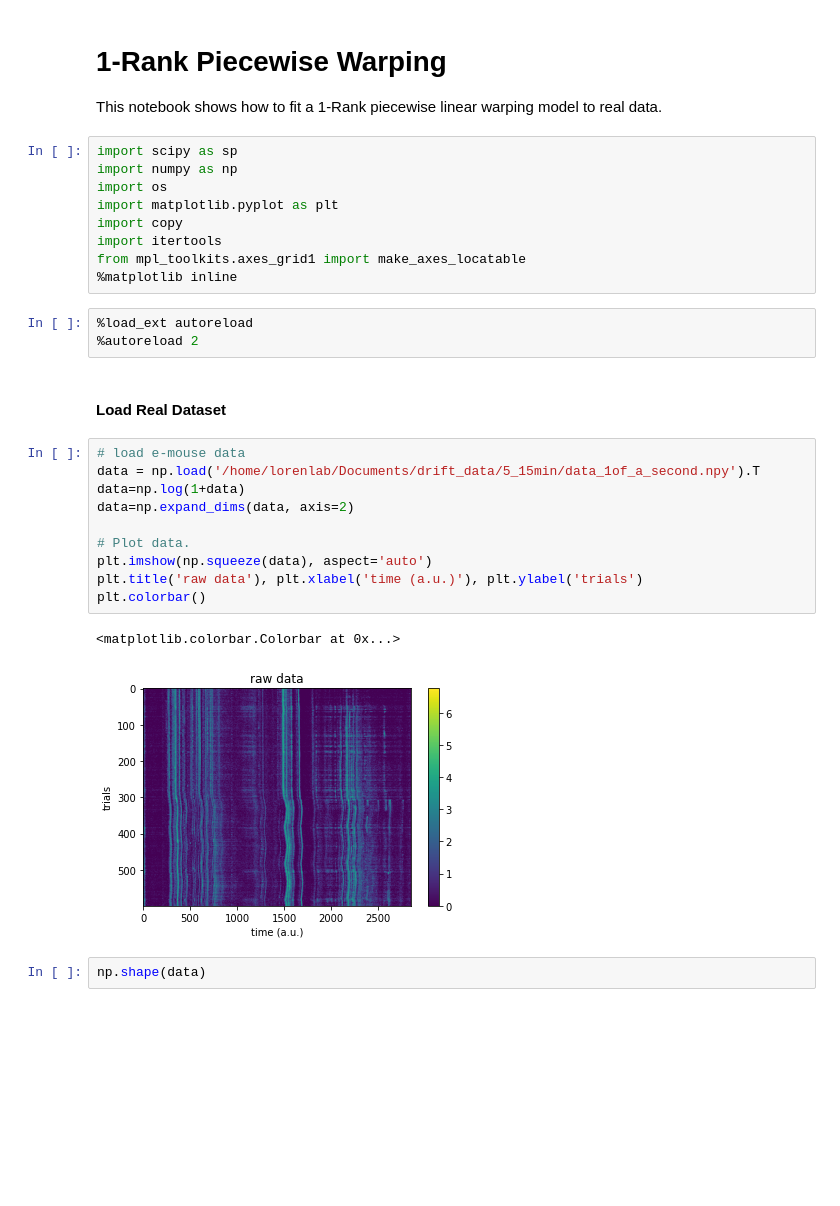
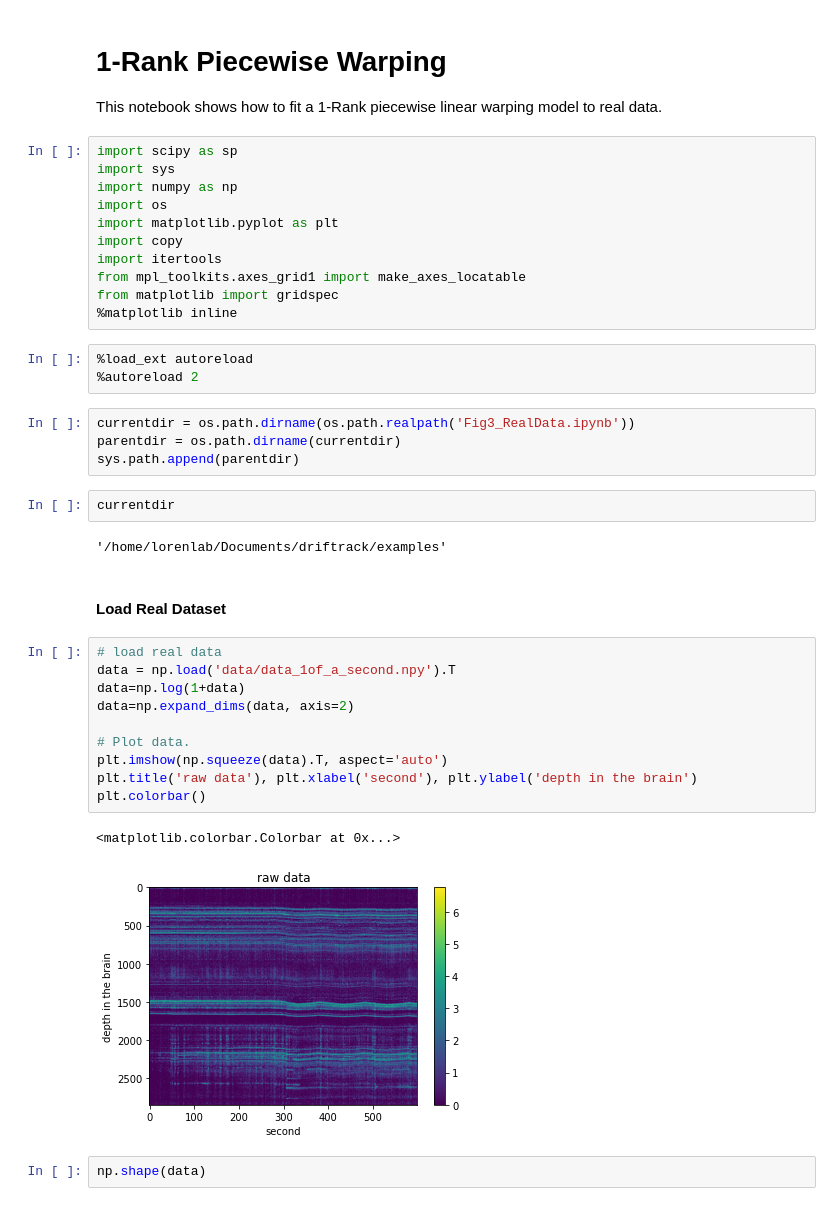
Before and after one commit to shijiegu/driftrack, a Jupyter notebook: examples/Fig3_RealData.ipynb, the cells around one changed output. Saved outputs shown, nothing was run; the diff lists cells and outputs as text; blank space fills up the shorter version.

Commit message:
update examples

```diff
--- a/examples/Fig3_RealData.ipynb
+++ b/examples/Fig3_RealData.ipynb
@@ -4,31 +4,41 @@
 This notebook shows how to fit a 1-Rank piecewise linear warping model to real data.
 # %%
 import scipy as sp
+import sys
 import numpy as np
 import os
 import matplotlib.pyplot as plt
 import copy
 import itertools
 from mpl_toolkits.axes_grid1 import make_axes_locatable
+from matplotlib import gridspec
 %matplotlib inline
 # %%
 %load_ext autoreload
 %autoreload 2
+# %%
+currentdir = os.path.dirname(os.path.realpath('Fig3_RealData.ipynb'))
+parentdir = os.path.dirname(currentdir)
+sys.path.append(parentdir)
+# %%
+currentdir
+# %% [output]
+'/home/lorenlab/Documents/driftrack/examples'
 # %% [markdown]
 #### Load Real Dataset
 # %%
-# load e-mouse data
-data = np.load('/home/lorenlab/Documents/drift_data/5_15min/data_1of_a_second.npy').T
+# load real data
+data = np.load('data/data_1of_a_second.npy').T
 data=np.log(1+data)
 data=np.expand_dims(data, axis=2)
 
 # Plot data.
-plt.imshow(np.squeeze(data), aspect='auto')
-plt.title('raw data'), plt.xlabel('time (a.u.)'), plt.ylabel('trials')
+plt.imshow(np.squeeze(data).T, aspect='auto')
+plt.title('raw data'), plt.xlabel('second'), plt.ylabel('depth in the brain')
 plt.colorbar()
 # %% [output]
 <matplotlib.colorbar.Colorbar at 0x...>
-[figure, old version]
+[figure, new version]
 # %%
 np.shape(data)
 # %% [output]
```
Also changed, not shown: parts of 3 cells of this notebook, 9 other files.
